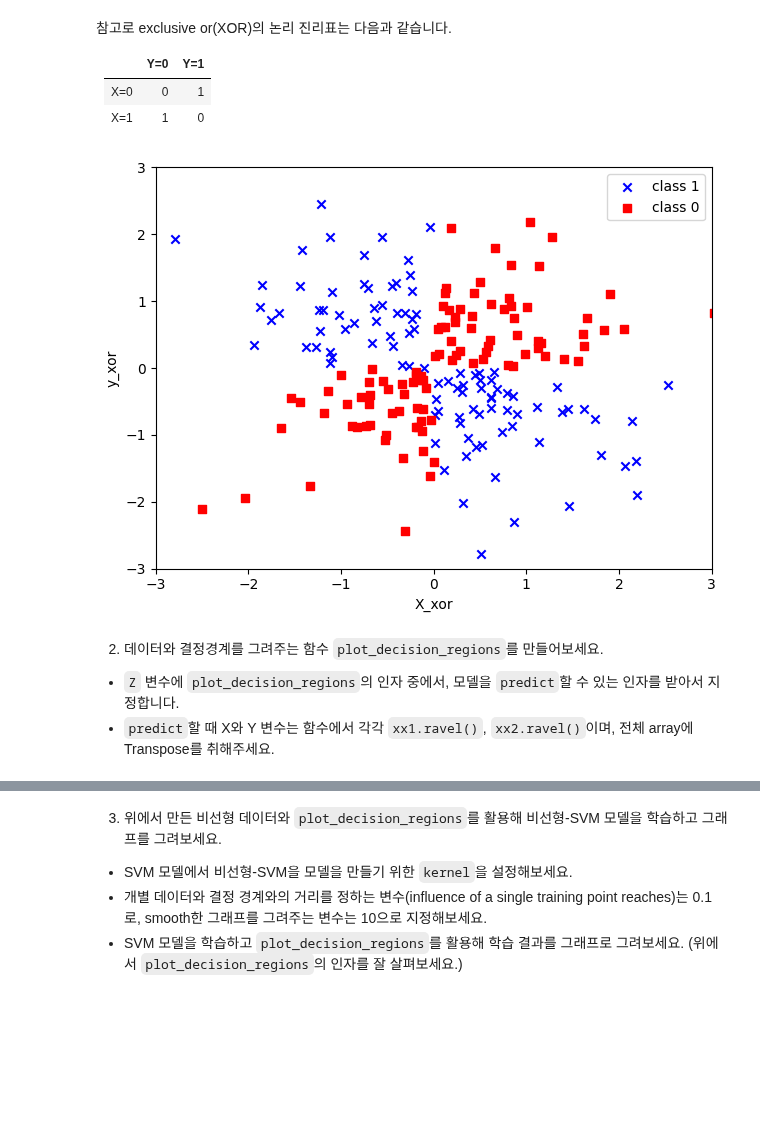
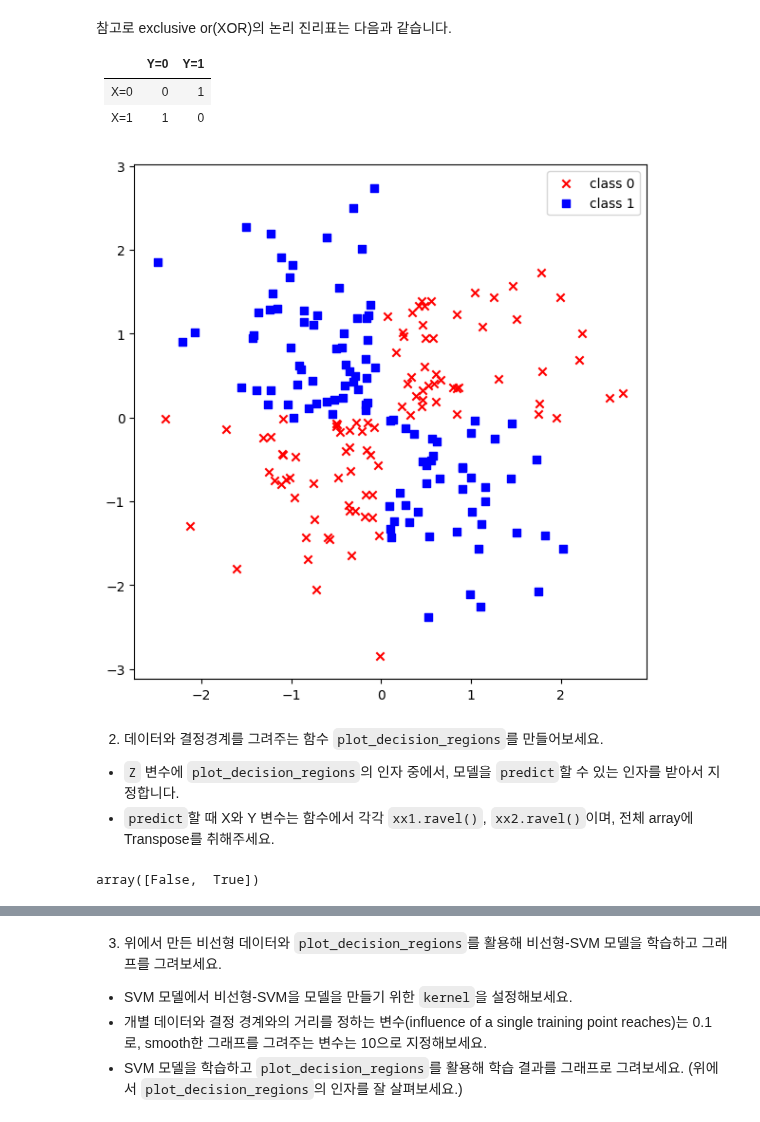
Before and after one commit to uyunho99/study, a Jupyter notebook: Basic_Study/wk4/assignment_wk4.ipynb, the cells around one changed output, grey strips where cells are left out. Drawn from its saved outputs; the diff is of its cells as text; code cells hidden in the pictures; blank space fills up the shorter version.

```diff
--- a/Basic_Study/wk4/assignment_wk4.ipynb
+++ b/Basic_Study/wk4/assignment_wk4.ipynb
@@ -16,34 +16,34 @@ scikit-learn을 활용해 다음의 비선형-SVM 문제를 풀려고 합니다.
 | -- | -- | -- |
 | X=0 | 0 | 1 |
 | X=1 | 1 | 0 |
+# %%
+import matplotlib
+
+matplotlib.rcParams["figure.figsize"] = (6, 6)
+matplotlib.rcParams["figure.dpi"] = 100
 # %%
 import matplotlib.pyplot as plt
 import numpy as np
 
-# Create non-linear dataset
-np.random.seed(1)
-X_xor = np.random.randn(200, 2)
-y_xor = np.where()
+np.random.seed(1004)
+x_xor = np.random.randn(200, 2)
+y_xor = np.logical_xor(x_xor[:, 0] > 0, x_xor[:, 1] > 0)
 
-# Visualization of class 1
-plt.scatter( , ,
-            c='b', marker='x', label='class 1')
-
-# Visualization of class 0
-plt.scatter( , ,
-            c='r', marker='s', label='class 0')
-
-plt.xlabel('X_xor')
-plt.ylabel('y_xor')
-plt.xlim([-3, 3])
-plt.ylim([-3, 3])
-plt.legend(loc='best')
+plt.scatter(x_xor[y_xor == 0, 0], x_xor[y_xor == 0, 1],
+            c='r', marker='x', label='class 0')
+plt.scatter(x_xor[y_xor == 1, 0], x_xor[y_xor == 1, 1],
+            c='b', marker='s', label='class 1')
 plt.tight_layout()
+plt.legend()
 plt.show()
 # %% [output]
-[figure, old version]
+[figure, new version]
 # %% [markdown]
 2. 데이터와 결정경계를 그려주는 함수 `plot_decision_regions`를 만들어보세요.
 
 - `Z` 변수에 `plot_decision_regions`의 인자 중에서, 모델을 `predict`할 수 있는 인자를 받아서 지정합니다.
 - `predict`할 때 X와 Y 변수는 함수에서 각각 `xx1.ravel()`, `xx2.ravel()`이며, 전체 array에 Transpose를 취해주세요.
+# %%
+np.unique(y_xor)
+# %% [output]
+array([False,  True])
```
Also changed, not shown: parts of 6 cells of this notebook, 49 other files.
